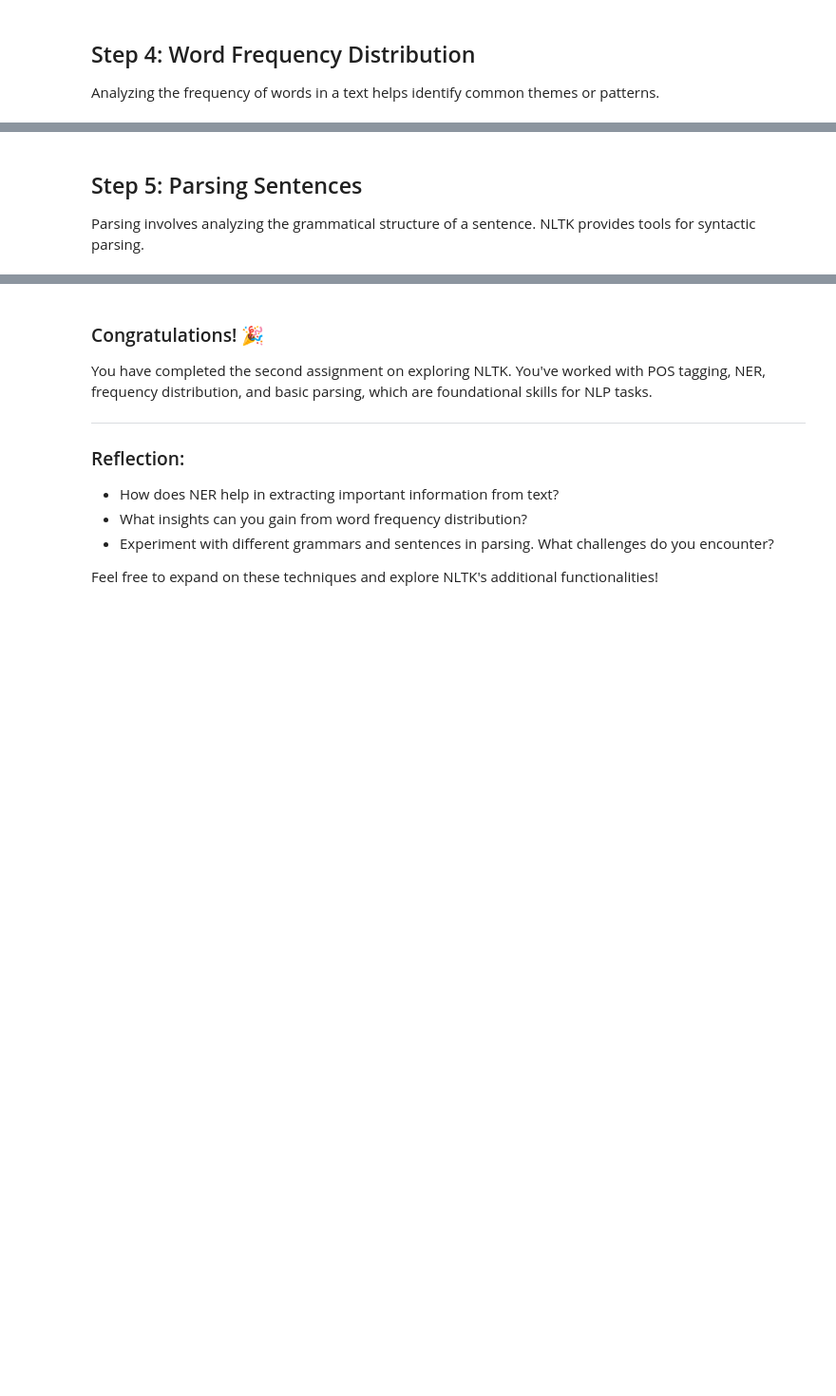
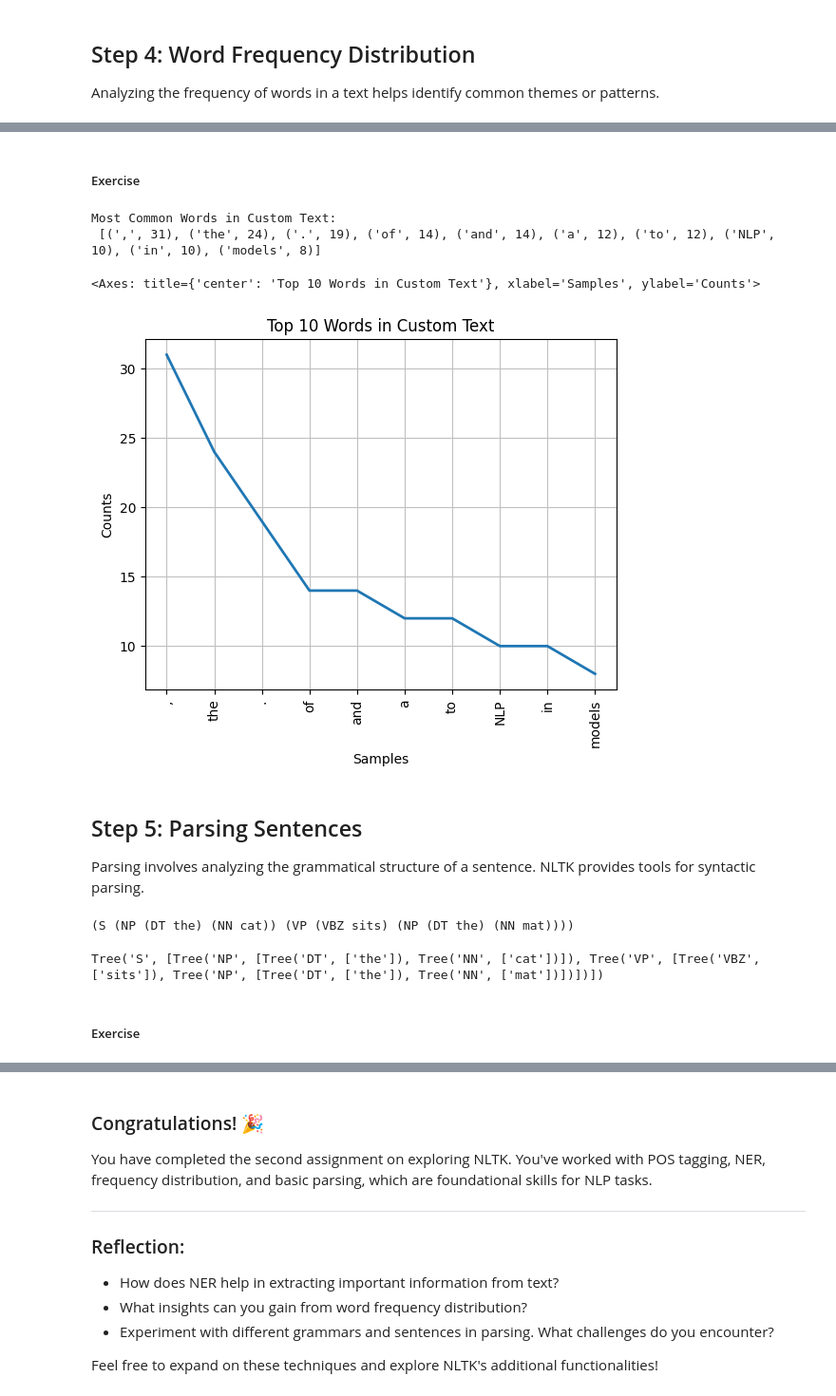
Before and after one commit to imkaleem/nlp_course, a Jupyter notebook: Module-1-Introduction-to-NLP/Week-1-Basics/Assignments/2_Exploring_NLTK.ipynb, the cells around one changed output, grey strips where cells are left out. Shown at 95% size. Saved outputs shown, nothing was run; the diff lists cells and outputs as text; code cells hidden in the pictures; blank space fills up the shorter version.

```diff
--- a/Module-1-Introduction-to-NLP/Week-1-Basics/Assignments/2_Exploring_NLTK.ipynb
+++ b/Module-1-Introduction-to-NLP/Week-1-Basics/Assignments/2_Exploring_NLTK.ipynb
@@ -108,3 +137,27 @@ fdist.plot(10, title="Top 10 Words in Sample Text")
+# %% [markdown]
+##### Exercise
+# %%
+# TODO: Perform frequency distribution analysis on a custom paragraph
+custom_text = custom_text = """
+In the realm of artificial intelligence, natural language processing (NLP) plays a pivotal role in bridging the gap between humans and machines. NLP involves the development of algorithms and models that allow computers to understand, interpret, and generate human language in a way that is both meaningful and efficient. The field has evolved significantly over the years, with the advent of deep learning and neural networks providing the computational power needed to tackle complex tasks.
+
+One of the primary challenges in NLP is dealing with the ambiguity of language. Words can have multiple meanings depending on their context, and sentences can be structured in numerous ways to convey the same idea. For example, consider the sentence, "I saw the man with the telescope." This sentence could imply that the speaker saw a man who had a telescope, or it could suggest that the speaker used a telescope to see the man. Resolving such ambiguities is a crucial task for NLP models.
+
+Another major challenge in NLP is understanding the sentiment behind a piece of text. Sentiment analysis involves determining whether the tone of a piece of writing is positive, negative, or neutral. This is particularly useful in applications such as customer feedback analysis, where businesses need to gauge public opinion on their products or services. While humans can easily understand sentiment, teaching a machine to do so is not a trivial task, especially when it comes to handling sarcasm, irony, and subtle emotions.
+
+Over the years, NLP has made tremendous strides, thanks to advancements in machine learning, particularly with the rise of transformer models such as BERT (Bidirectional Encoder Representations from Transformers) and GPT (Generative Pre-trained Transformer). These models have revolutionized the way machines understand and generate language. They are capable of capturing the context of words in a way that earlier models could not, making them far more accurate and effective for a wide range of NLP tasks, from translation to question answering.
+
+Despite these advancements, challenges remain in the field of NLP. For example, biases present in training data can be learned and perpetuated by NLP models, leading to skewed or unfair outcomes. Additionally, while models like GPT-3 have demonstrated impressive language generation capabilities, they still struggle with tasks that require deeper understanding, reasoning, and common sense knowledge. As the field continues to evolve, researchers are working on ways to improve the interpretability, fairness, and robustness of NLP models, ensuring that they can be used safely and effectively across various applications.
+"""
+tokens_custom = word_tokenize(custom_text)
+fdist_custom = FreqDist(tokens_custom)
+print("\nMost Common Words in Custom Text:\n", fdist_custom.most_common(10))
+fdist_custom.plot(10, title="Top 10 Words in Custom Text")
+# %% [output]
+Most Common Words in Custom Text:
+ [(',', 31), ('the', 24), ('.', 19), ('of', 14), ('and', 14), ('a', 12), ('to', 12), ('NLP', 10), ('in', 10), ('models', 8)]
+<Axes: title={'center': 'Top 10 Words in Custom Text'}, xlabel='Samples', ylabel='Counts'>
+[figure, added]
 # %% [markdown]
 ## Step 5: Parsing Sentences
 Parsing involves analyzing the grammatical structure of a sentence. NLTK provides tools for syntactic parsing.
@@ -126,14 +179,10 @@ parser = nltk.ChartParser(grammar)
 sentence = ['the', 'cat', 'sits', 'the', 'mat']
 for tree in parser.parse(sentence):
     print(tree)
-    tree.draw()
-
-# TODO: Define a custom grammar and parse a new sentence
-# custom_grammar = nltk.CFG.fromstring("""
-# Your custom grammar here
-# """)
-# custom_parser = nltk.ChartParser(custom_grammar)
-# custom_sentence = ["Your", "custom", "sentence", "tokens"]
-# for tree in custom_parser.parse(custom_sentence):
-#     print(tree)
-#     tree.draw()
+    display(tree)
+    #tree.draw()
+# %% [output]
+(S (NP (DT the) (NN cat)) (VP (VBZ sits) (NP (DT the) (NN mat))))
+Tree('S', [Tree('NP', [Tree('DT', ['the']), Tree('NN', ['cat'])]), Tree('VP', [Tree('VBZ', ['sits']), Tree('NP', [Tree('DT', ['the']), Tree('NN', ['mat'])])])])
+# %% [markdown]
+##### Exercise
```
Also changed, not shown: parts of 9 cells of this notebook, 1 other file.
